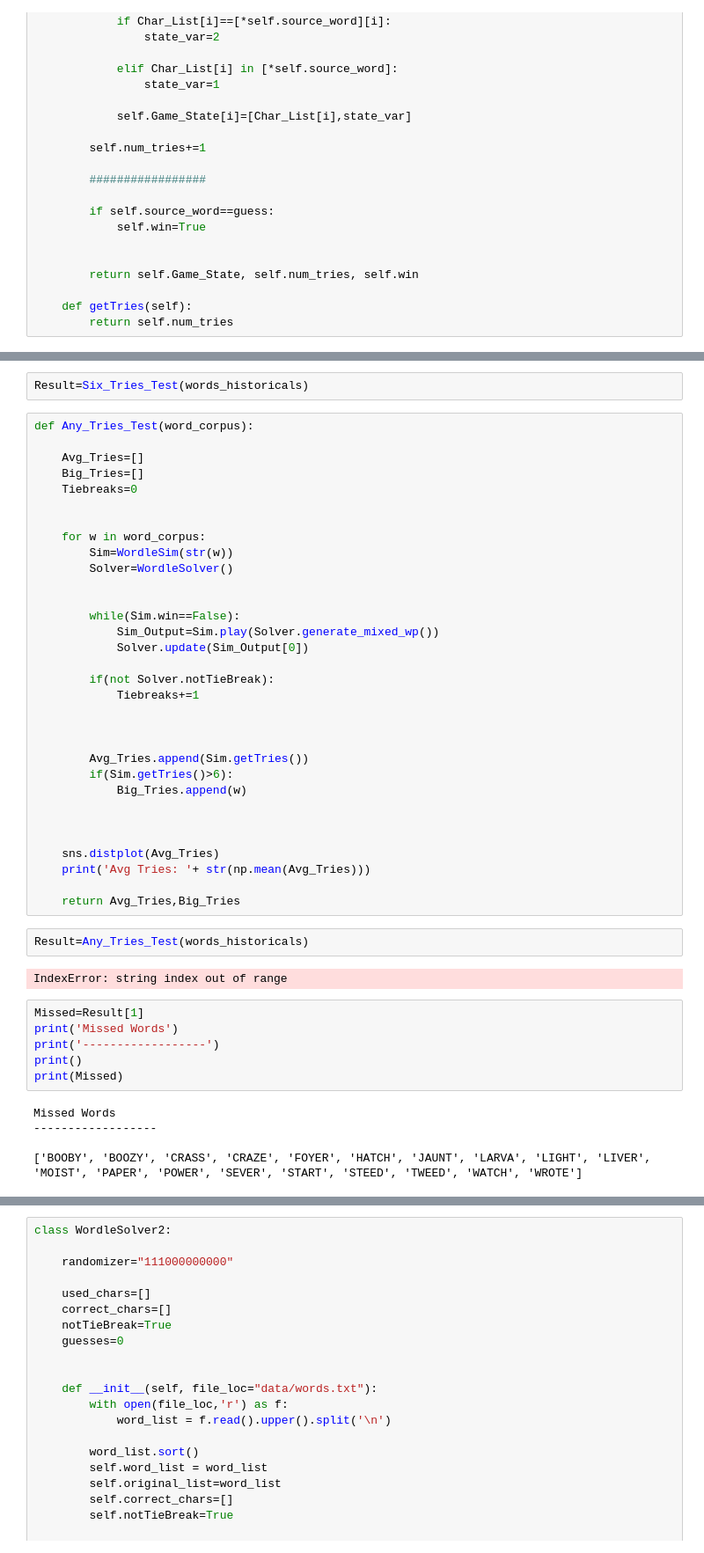
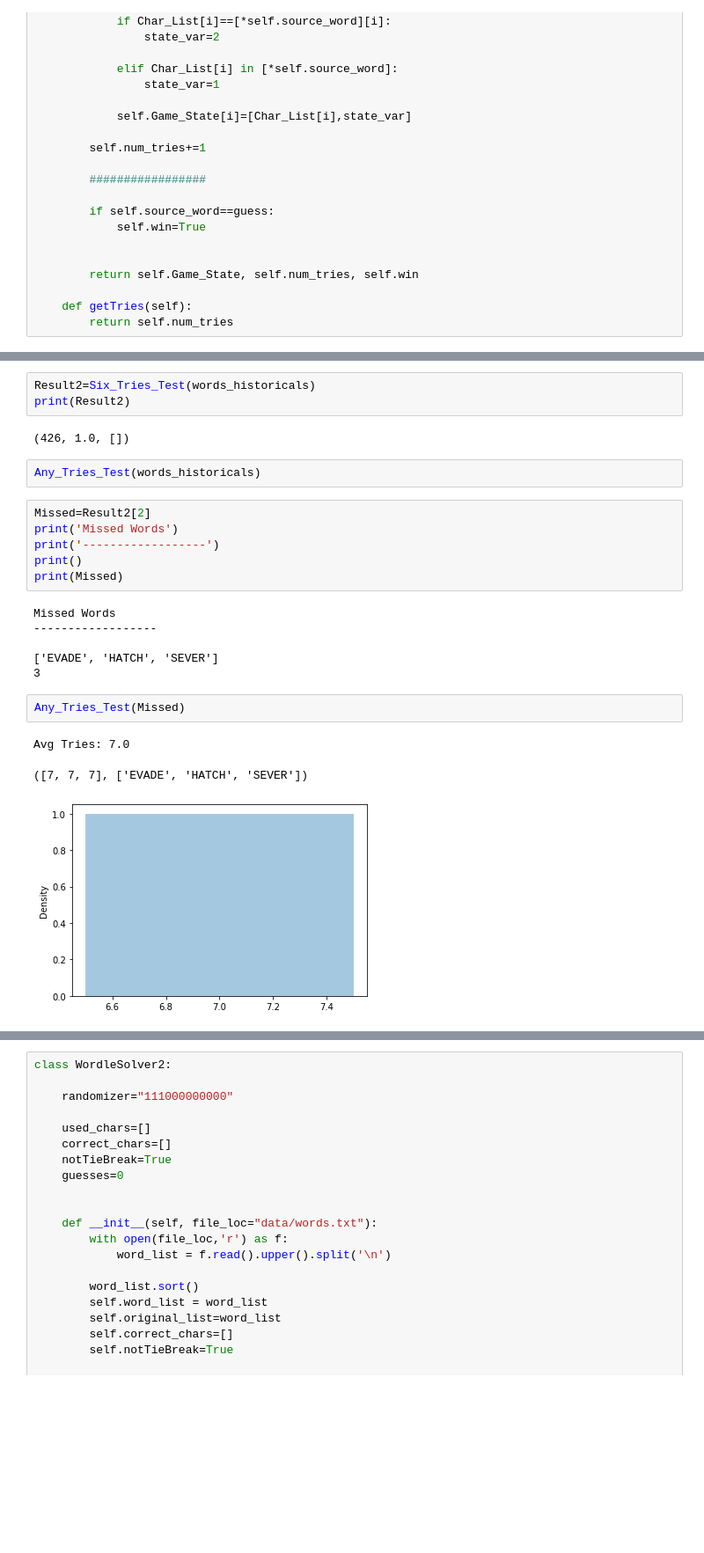
Before and after one commit to AdityaPandey0901/WordleBot, a Jupyter notebook: Wordling_2.0.ipynb, the cells around one changed output, grey strips where cells are left out. Shown: that part at 88% size. Cells and saved outputs as stored; diff of their text form; blank space fills up the shorter version.

Commit message:
100% File
exp_WordleSolver is the method to go for

```diff
--- a/Wordling_2.0.ipynb
+++ b/Wordling_2.0.ipynb
@@ -476,43 +911,12 @@ def Six_Tries_Test(word_corpus):
 # %%
-Result=Six_Tries_Test(words_historicals)
+Result2=Six_Tries_Test(words_historicals)
+print(Result2)
+# %% [output]
+(426, 1.0, [])
-# %%
-def Any_Tries_Test(word_corpus):
-
-    Avg_Tries=[]
-    Big_Tries=[]
-    Tiebreaks=0
-
-
-    for w in word_corpus:
-        Sim=WordleSim(str(w))
-        Solver=WordleSolver()
-
-
-        while(Sim.win==False):
-            Sim_Output=Sim.play(Solver.generate_mixed_wp())
-            Solver.update(Sim_Output[0])
-
-        if(not Solver.notTieBreak):
-            Tiebreaks+=1
-
-
-
-        Avg_Tries.append(Sim.getTries())
-        if(Sim.getTries()>6):
-            Big_Tries.append(w)
-
-
-
-    sns.distplot(Avg_Tries)
-    print('Avg Tries: '+ str(np.mean(Avg_Tries)))
-
-    return Avg_Tries,Big_Tries
-# %%
-Result=Any_Tries_Test(words_historicals)
-# %% [output]
-IndexError: string index out of range
+# %%
+Any_Tries_Test(words_historicals)
 # %%
-Missed=Result[1]
+Missed=Result2[2]
 print('Missed Words')
 print('------------------')
 print()
@@ -521,7 +925,14 @@ print(Missed)
 Missed Words
 ------------------
 
-['BOOBY', 'BOOZY', 'CRASS', 'CRAZE', 'FOYER', 'HATCH', 'JAUNT', 'LARVA', 'LIGHT', 'LIVER', 'MOIST', 'PAPER', 'POWER', 'SEVER', 'START', 'STEED', 'TWEED', 'WATCH', 'WROTE']
+['EVADE', 'HATCH', 'SEVER']
+3
+# %%
+Any_Tries_Test(Missed)
+# %% [output]
+Avg Tries: 7.0
+([7, 7, 7], ['EVADE', 'HATCH', 'SEVER'])
+[figure, added]
 # %%
 Guesses=[]
 
```
Also changed, not shown: parts of 14 cells of this notebook.
